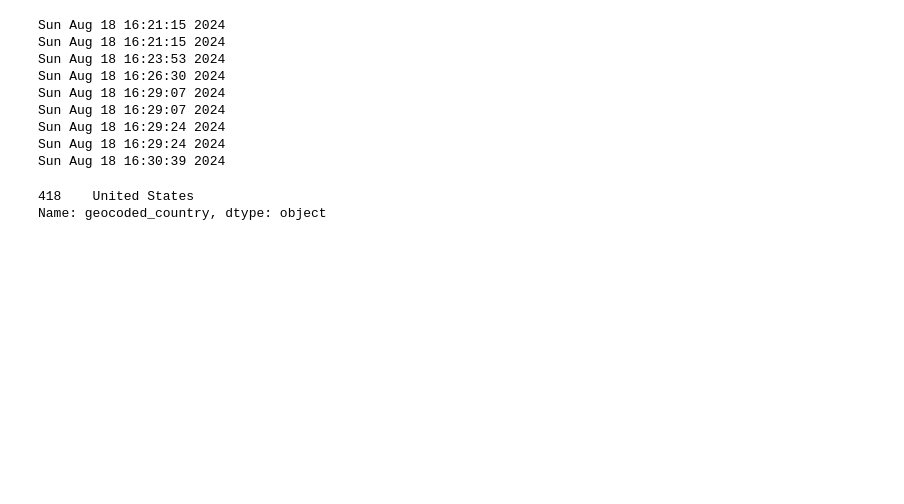
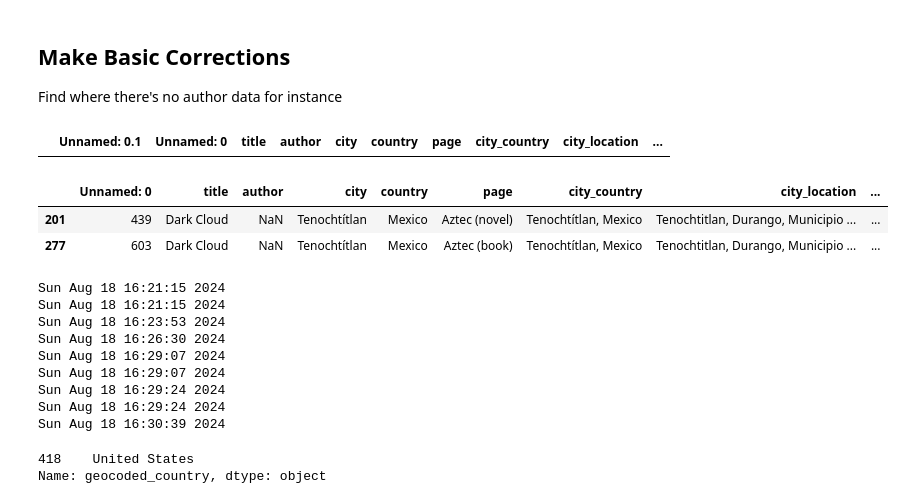
Before and after one commit to ShreyanSen/TravelByBook, a Jupyter notebook: dev_nb/jsons_to_csv.ipynb, the cells around one changed output. Drawn from its saved outputs; the diff is of its cells as text; code cells hidden in the pictures; blank space fills up the shorter version.

```diff
--- a/dev_nb/jsons_to_csv.ipynb
+++ b/dev_nb/jsons_to_csv.ipynb
@@ -6,3 +6,10 @@ import numpy as np
 from geopy.geocoders import Nominatim
 import time
 from functools import partial
+# %% [markdown]
+## Make Basic Corrections
+
+Find where there's no author data for instance
+# %%
+unc_df = pd.read_csv('./../data/csv/uncorrected_book_df.csv')
+corr_df = pd.read_csv('./../data/csv/book_db.csv')
@@ -9,3 +57,13 @@ from functools import partial
+# %%
+corr_df.loc[(~corr_df.geocoded_address.isna()) & (corr_df.author.isna())]
+# %% [output]
+|  | Unnamed: 0.1 | Unnamed: 0 | title | author | city | country | page | city_country | city_location | ... |
+# %%
+corr_[unc_df.title=='Dark Cloud']
+# %% [output]
+|  | Unnamed: 0 | title | author | city | country | page | city_country | city_location | ... |
+| 201 | 439 | Dark Cloud | NaN | Tenochtítlan | Mexico | Aztec (novel) | Tenochtítlan, Mexico | Tenochtitlan, Durango, Municipio ... | ... |
+| 277 | 603 | Dark Cloud | NaN | Tenochtítlan | Mexico | Aztec (book) | Tenochtítlan, Mexico | Tenochtitlan, Durango, Municipio ... | ... |
 # %%
 class GeoBookJSONtoCSV:
 
```
Also changed, not shown: parts of 2 cells of this notebook, 12 other files.
